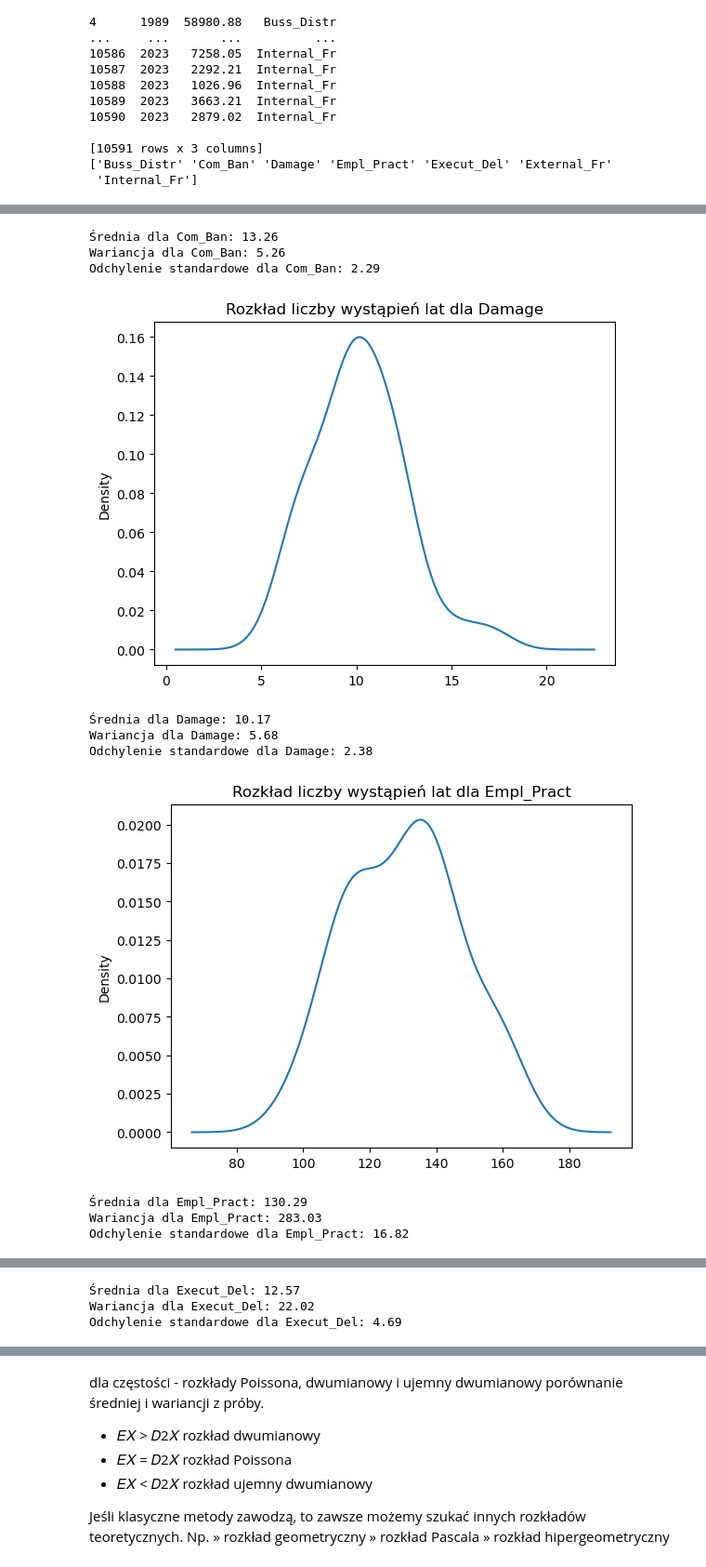
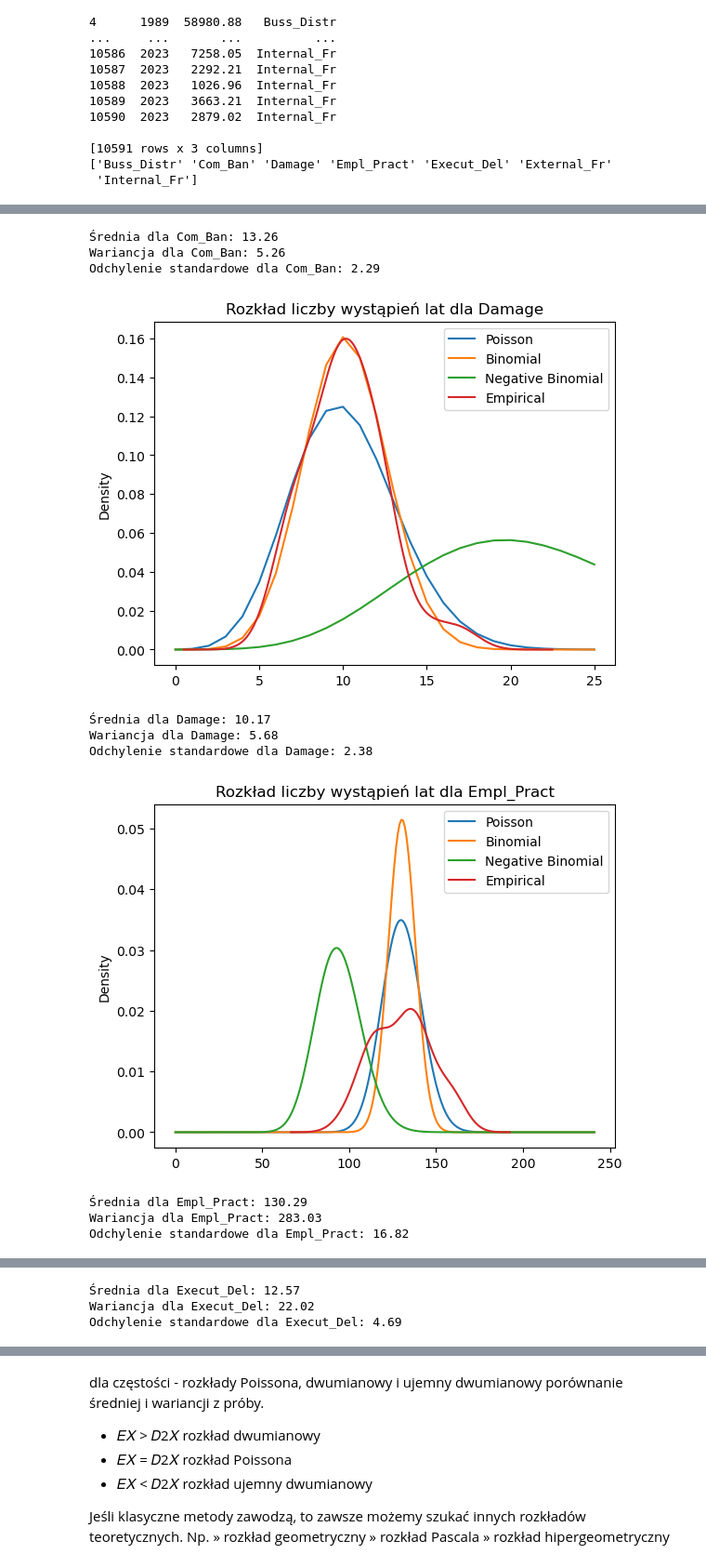
Before and after one commit to jakubzie/CreditAndOperationalRiskModeling, a Jupyter notebook: Projekt/projekt.ipynb, the cells around one changed output, grey strips where cells are left out. Shown: that part at 93% size. Saved outputs shown, nothing was run; the diff lists cells and outputs as text; code cells hidden in the pictures.

Commit message:
added plotting for event frequencies

```diff
--- a/Projekt/projekt.ipynb
+++ b/Projekt/projekt.ipynb
@@ -52,10 +34,26 @@ Name: count, dtype: int64
 # %%
 from scipy.stats import poisson
-from scipy.stats import chisquare
+from scipy.stats import binom
+from scipy.stats import nbinom
+
 for linia in np.unique(data['linia']):
     linia_data = data[data['linia'] == linia]
     year_counts = linia_data['rok'].value_counts().sort_index()
-    year_counts.plot(kind='kde', title=f'Rozkład liczby wystąpień lat dla {linia}', xlabel='Liczba', ylabel='Frequency')
+
+    x = np.arange(0, max(year_counts)*1.5)
+    plt.plot(x, poisson.pmf(x, year_counts.mean()), label='Poisson')
+
+    n = max(x)
+    p = year_counts.mean() / n
+    plt.plot(x, binom.pmf(x, n, p), label='Binomial')
+
+    r = year_counts.mean()*(1-p)/p
+    plt.plot(x, nbinom.pmf(x, r, p), label='Negative Binomial')
+
+
+    year_counts.plot(kind='kde', title=f'Rozkład liczby wystąpień lat dla {linia}',
+                    xlabel='Liczba', ylabel='Frequency', label="Empirical")
+    plt.legend()
     plt.show()
     print("Średnia dla {}: {:.2f}".format(linia,year_counts.mean()))
     print("Wariancja dla {}: {:.2f}".format(linia,year_counts.std()**2))
@@ -69,11 +67,11 @@ Odchylenie standardowe dla Buss_Distr: 3.16
 Średnia dla Com_Ban: 13.26
 Wariancja dla Com_Ban: 5.26
 Odchylenie standardowe dla Com_Ban: 2.29
-[figure, old version]
+[figure, new version]
 Średnia dla Damage: 10.17
 Wariancja dla Damage: 5.68
 Odchylenie standardowe dla Damage: 2.38
-[figure, old version]
+[figure, new version]
 Średnia dla Empl_Pract: 130.29
 Wariancja dla Empl_Pract: 283.03
 Odchylenie standardowe dla Empl_Pract: 16.82
```
Also changed, not shown: parts of 3 cells of this notebook.
